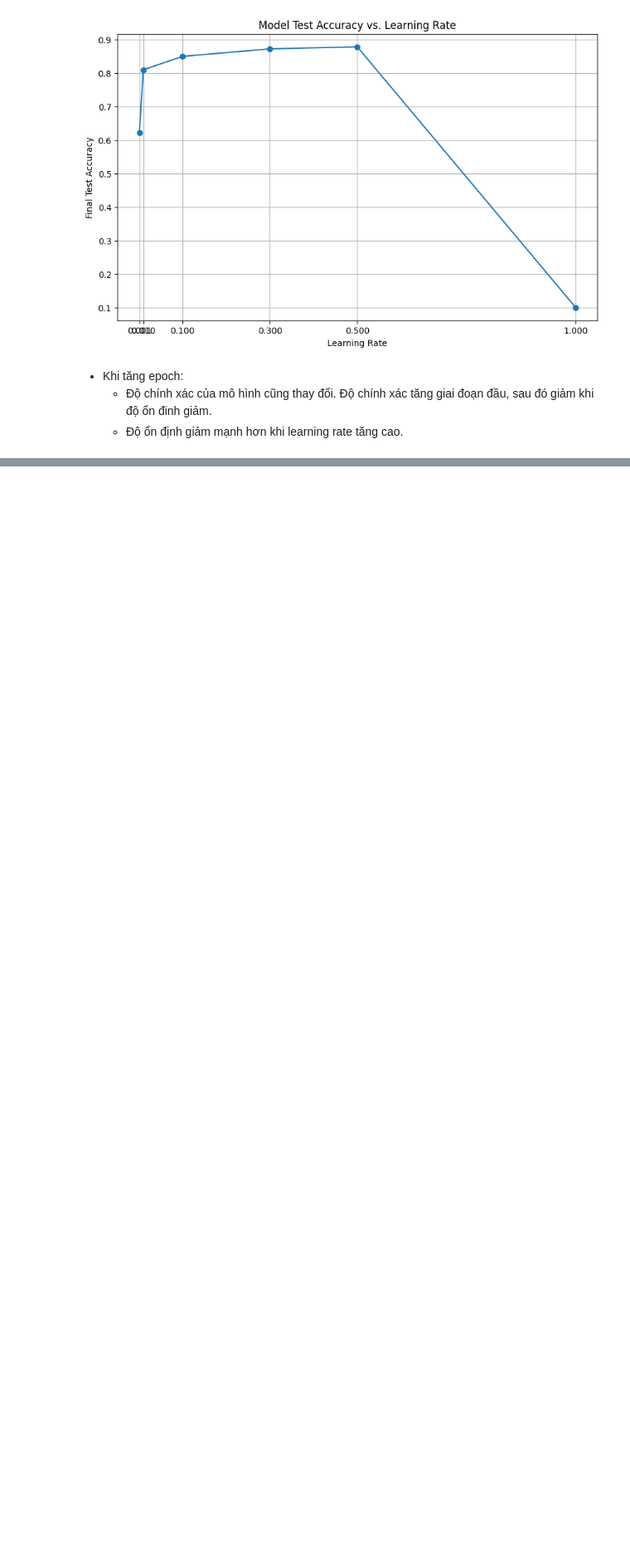
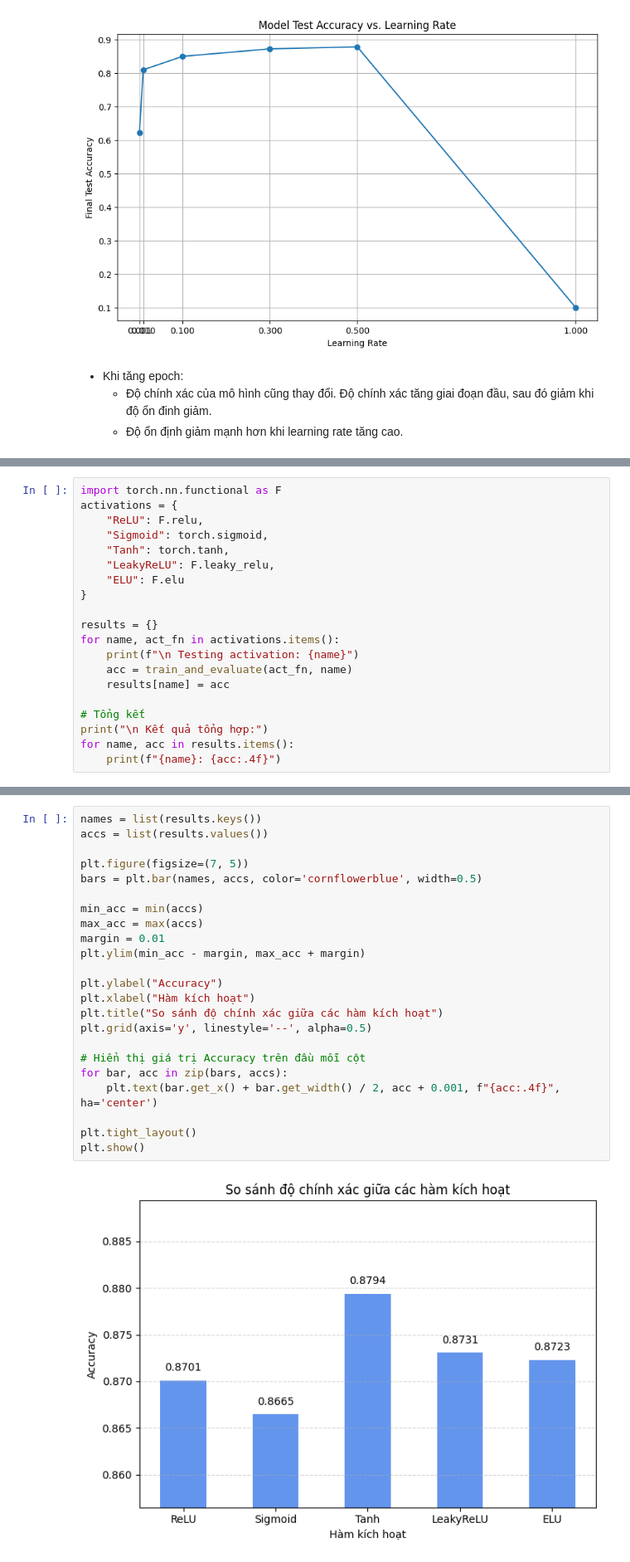
Before and after one commit to lifebow/MFFCS, a Jupyter notebook: MLP_Implementation.ipynb, the cells around one changed output, grey strips where cells are left out. Shown at 83% size. Drawn from its saved outputs; the diff is of its cells as text; blank space fills up the shorter version.

```diff
--- a/MLP_Implementation.ipynb
+++ b/MLP_Implementation.ipynb
@@ -1106,0 +1647,20 @@ plt.grid(True)
+# %%
+import torch.nn.functional as F
+activations = {
+    "ReLU": F.relu,
+    "Sigmoid": torch.sigmoid,
+    "Tanh": torch.tanh,
+    "LeakyReLU": F.leaky_relu,
+    "ELU": F.elu
+}
+
+results = {}
+for name, act_fn in activations.items():
+    print(f"\n Testing activation: {name}")
+    acc = train_and_evaluate(act_fn, name)
+    results[name] = acc
+
+# Tổng kết
+print("\n Kết quả tổng hợp:")
+for name, acc in results.items():
+    print(f"{name}: {acc:.4f}")
@@ -1106,0 +1685,25 @@ plt.grid(True)
+# %%
+names = list(results.keys())
+accs = list(results.values())
+
+plt.figure(figsize=(7, 5))
+bars = plt.bar(names, accs, color='cornflowerblue', width=0.5)
+
+min_acc = min(accs)
+max_acc = max(accs)
+margin = 0.01
+plt.ylim(min_acc - margin, max_acc + margin)
+
+plt.ylabel("Accuracy")
+plt.xlabel("Hàm kích hoạt")
+plt.title("So sánh độ chính xác giữa các hàm kích hoạt")
+plt.grid(axis='y', linestyle='--', alpha=0.5)
+
+# Hiển thị giá trị Accuracy trên đầu mỗi cột
+for bar, acc in zip(bars, accs):
+    plt.text(bar.get_x() + bar.get_width() / 2, acc + 0.001, f"{acc:.4f}", ha='center')
+
+plt.tight_layout()
+plt.show()
+# %% [output]
+[figure, added]
```
Also changed, not shown: parts of 54 cells of this notebook.
